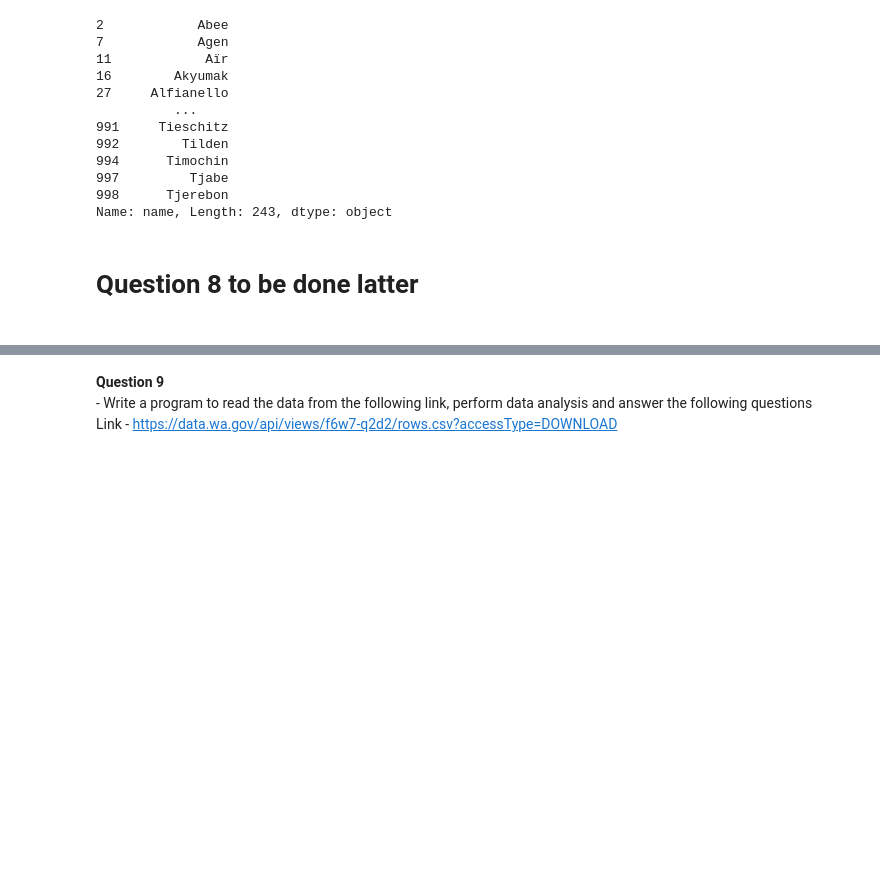
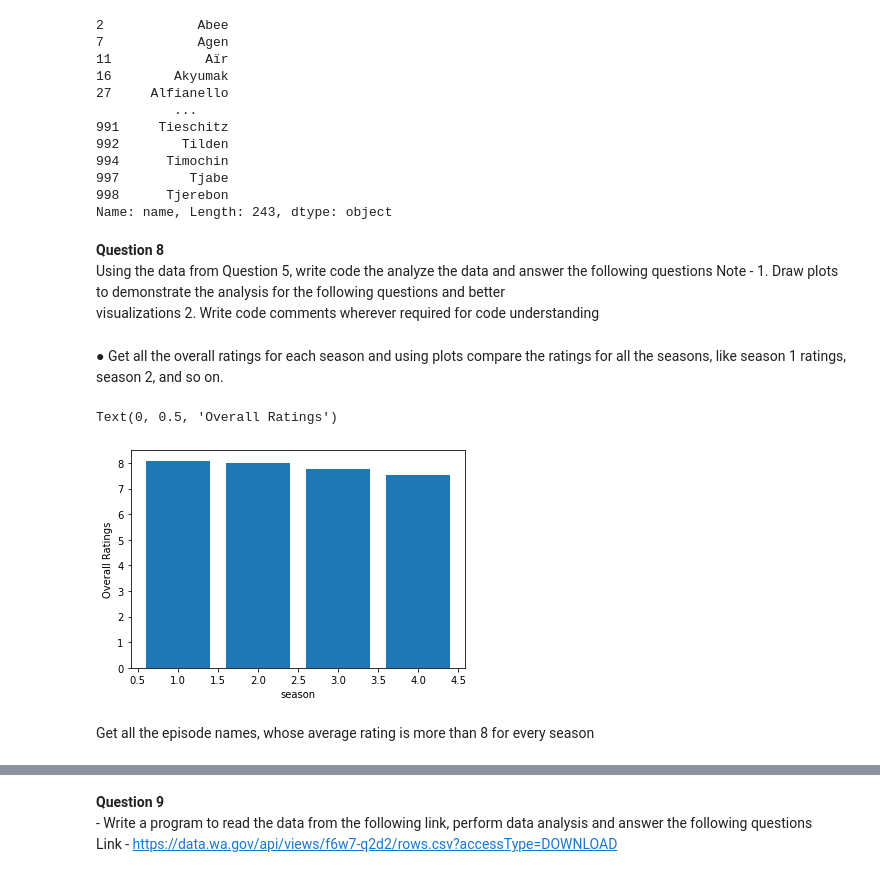
Before and after one commit to tufailahmed023/Placment_Assigment_Sk-Tufail_Ahmed, a Jupyter notebook: Python/python.ipynb, the cells around one changed output, grey strips where cells are left out. Saved outputs shown, nothing was run; the diff lists cells and outputs as text; code cells hidden in the pictures; blank space fills up the shorter version.

Commit message:
completed leftout question os python

```diff
--- a/Python/python.ipynb
+++ b/Python/python.ipynb
@@ -551,5 +560,22 @@ df[df['mass'] > 10000]['name']
 997         Tjabe
 998      Tjerebon
 Name: name, Length: 243, dtype: object
-# %% [markdown]
-<h1> Question 8 to be done latter <h1>
+# %% [markdown]
+**Question 8** <br>
+Using the data from Question 5, write code the analyze the data and answer the following questions Note - 1. Draw plots to demonstrate the analysis for the following questions and better <br>visualizations 2. Write code comments wherever required for code understanding
+# %%
+df = pd.read_csv('episodes.csv')
+# %% [markdown]
+● Get all the overall ratings for each season and using plots compare the ratings for all the seasons, like season 1 ratings, season 2, and so on.
+# %%
+import matplotlib.pyplot as plt
+df.groupby('season')['rating'].mean()
+
+plt.bar(df.groupby('season')['rating'].mean().index ,df.groupby('season')['rating'].mean().values)
+plt.xlabel('season')
+plt.ylabel('Overall Ratings')
+# %% [output]
+Text(0, 0.5, 'Overall Ratings')
+[figure, added]
+# %% [markdown]
+Get all the episode names, whose average rating is more than 8 for every season
```
Also changed, not shown: parts of 30 cells of this notebook, 2 other files.
